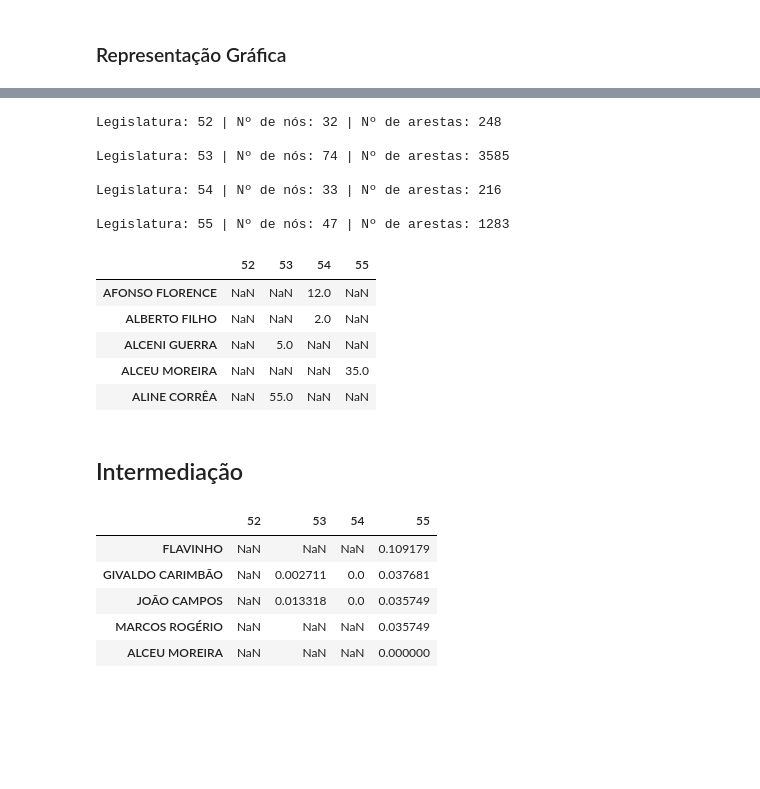
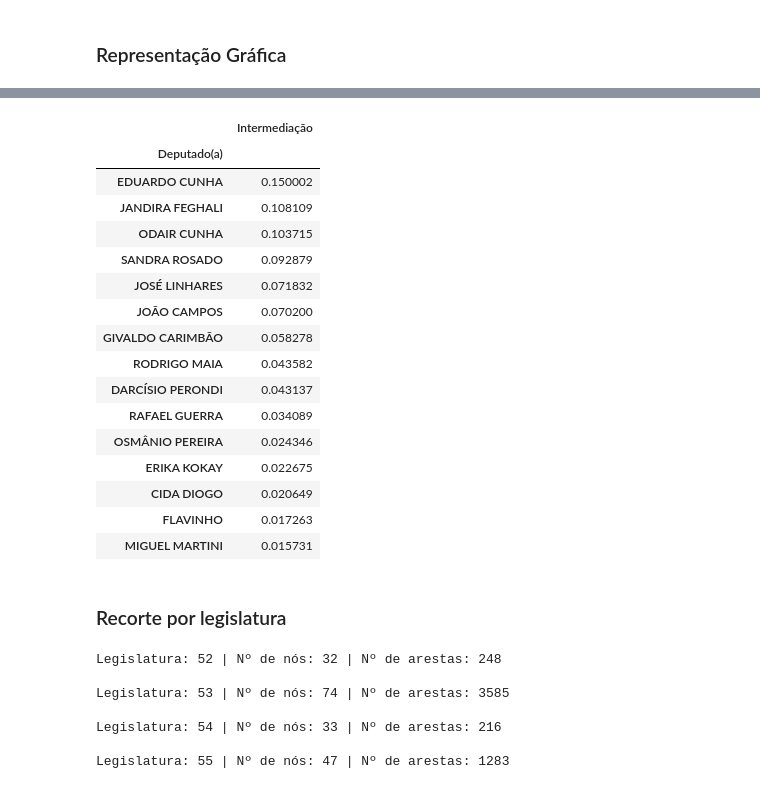
Before and after one commit to fernandascovino/rede-interesses-aborto, a Jupyter notebook: up-rede-interesses-aborto.ipynb, the cells around one changed output, grey strips where cells are left out. Drawn from its saved outputs; the diff is of its cells as text; code cells hidden in the pictures; blank space fills up the shorter version.

```diff
--- a/up-rede-interesses-aborto.ipynb
+++ b/up-rede-interesses-aborto.ipynb
@@ -414,23 +444,48 @@ offline.iplot(create_viz_network(nx.from_pandas_edgelist(
+# %%
+intermediacoes.head(15)
+# %% [output]
+|  | Intermediação |
+| Deputado(a) |  |
+| EDUARDO CUNHA | 0.150002 |
+| JANDIRA FEGHALI | 0.108109 |
+| ODAIR CUNHA | 0.103715 |
+| SANDRA ROSADO | 0.092879 |
+| JOSÉ LINHARES | 0.071832 |
+| JOÃO CAMPOS | 0.070200 |
+| GIVALDO CARIMBÃO | 0.058278 |
+| RODRIGO MAIA | 0.043582 |
+| DARCÍSIO PERONDI | 0.043137 |
+| RAFAEL GUERRA | 0.034089 |
+| OSMÂNIO PEREIRA | 0.024346 |
+| ERIKA KOKAY | 0.022675 |
+| CIDA DIOGO | 0.020649 |
+| FLAVINHO | 0.017263 |
+| MIGUEL MARTINI | 0.015731 |
+# %% [markdown]
+### Recorte por legislatura
 # %%
-import networkx as nx
 Graphs = {}
 degrees = pd.DataFrame(index=['Deputado(a)'])
+betweenness = pd.DataFrame(index=['Deputado(a)'])
 for leg in [52,53,54,55]:
-    G = nx.from_pandas_edgelist(
-        relacoes[relacoes['numlegislatura'] == leg],
-        source = 'deputado_x',
-        target = 'deputado_y',
-        create_using = nx.MultiGraph()
+    G_leg = nx.from_pandas_edgelist(
+            relacoes[relacoes['numlegislatura'] == leg],
+            source = 'deputado_x',
+            target = 'deputado_y',
+            create_using = nx.MultiGraph()
     )
 
-    Graphs[leg] = G
+    Graphs[leg] = G_leg
 
     print('\nLegislatura:', leg,
-          '| Nº de nós:', len(G.nodes),
-          '| Nº de arestas:', len(G.edges))
+          '| Nº de nós:', len(G_leg.nodes),
+          '| Nº de arestas:', len(G_leg.edges))
 
-    degrees = degrees.merge(pd.DataFrame(create_viz_network(G)[1]).rename(columns={'Grau':leg}),left_index=True,right_index=True,how='outer')
-degrees.head()
+    degrees = degrees.merge(pd.DataFrame(create_viz_network(G_leg)[1]).rename(columns={'Grau':leg}),
+                            left_index=True,right_index=True,how='outer')
+
+    betweenness = betweenness.merge(pd.DataFrame(create_viz_network(G_leg)[2]).rename(columns={'Intermediação':leg}),
+                                    left_index=True,right_index=True,how='outer')
 # %% [output]
 Legislatura: 52 | Nº de nós: 32 | Nº de arestas: 248
 
@@ -439,11 +494,3 @@ Legislatura: 53 | Nº de nós: 74 | Nº de arestas: 3585
 Legislatura: 54 | Nº de nós: 33 | Nº de arestas: 216
 
 Legislatura: 55 | Nº de nós: 47 | Nº de arestas: 1283
-|  | 52 | 53 | 54 | 55 |
-| AFONSO FLORENCE | NaN | NaN | 12.0 | NaN |
-| ALBERTO FILHO | NaN | NaN | 2.0 | NaN |
-| ALCENI GUERRA | NaN | 5.0 | NaN | NaN |
-| ALCEU MOREIRA | NaN | NaN | NaN | 35.0 |
-| ALINE CORRÊA | NaN | 55.0 | NaN | NaN |
-# %% [markdown]
-## Intermediação
@@ -460,11 +497,2 @@ for leg in [52,53,54,55]:
-# %%
-betweenness.sort_values(55,ascending=0).head()
-# %% [output]
-|  | 52 | 53 | 54 | 55 |
-| FLAVINHO | NaN | NaN | NaN | 0.109179 |
-| GIVALDO CARIMBÃO | NaN | 0.002711 | 0.0 | 0.037681 |
-| JOÃO CAMPOS | NaN | 0.013318 | 0.0 | 0.035749 |
-| MARCOS ROGÉRIO | NaN | NaN | NaN | 0.035749 |
-| ALCEU MOREIRA | NaN | NaN | NaN | 0.000000 |
 # %%
 def informations_by_id(leg):
```
Also changed, not shown: parts of 15 cells of this notebook.
